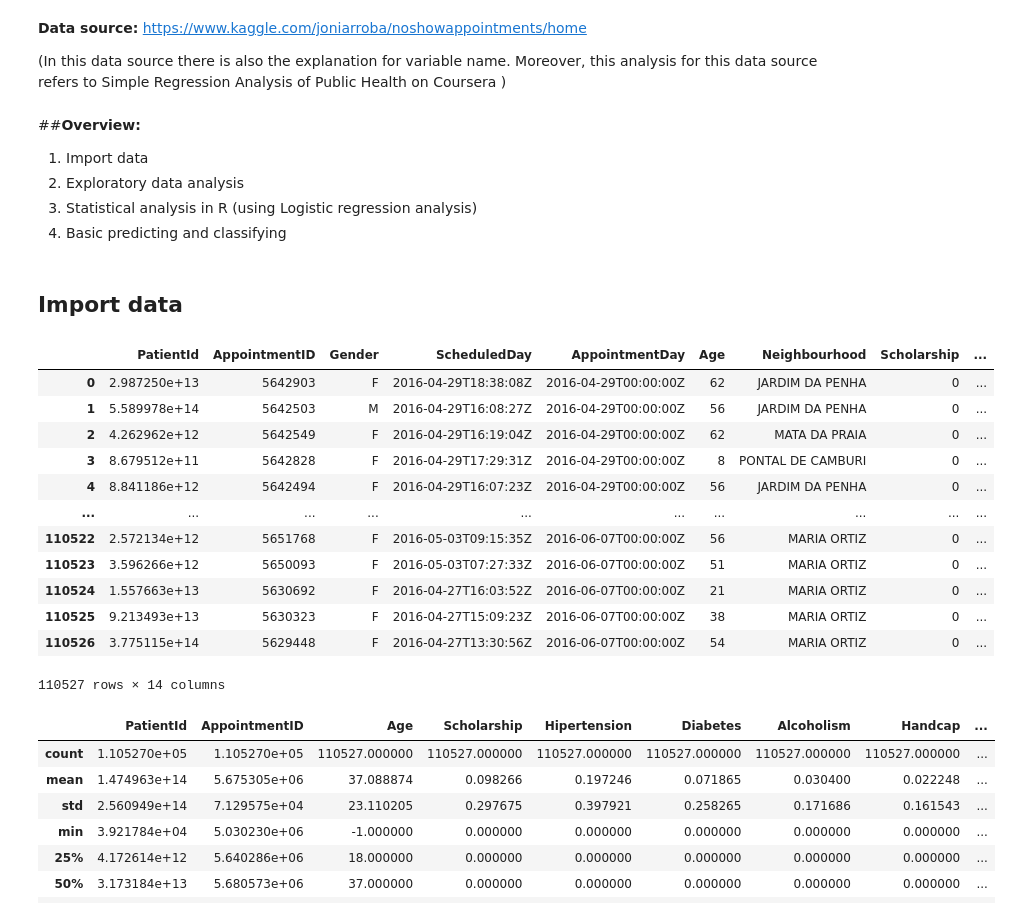
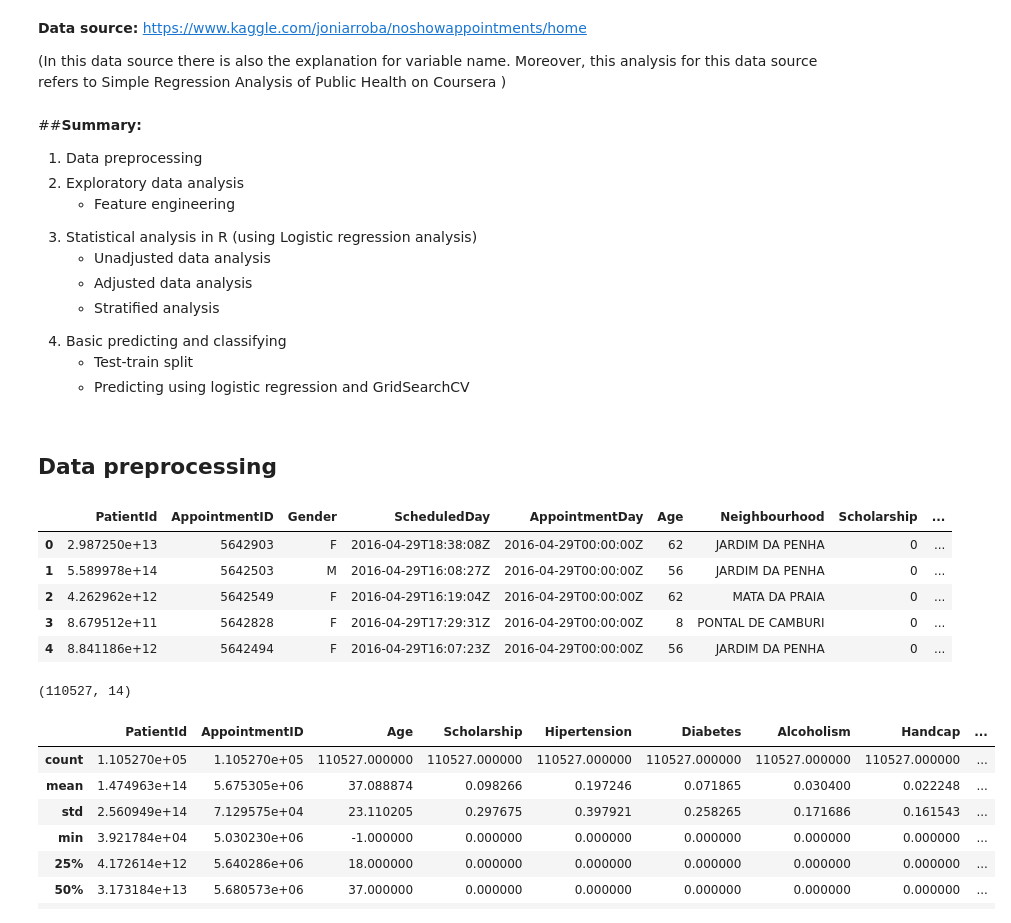
Before and after one commit to vy-phung/Data-analysis, a Jupyter notebook: No_Show_Medical_Appointment.ipynb, the cells around one changed output. Cells and saved outputs as stored; diff of their text form; code cells hidden in the pictures.

```diff
--- a/No_Show_Medical_Appointment.ipynb
+++ b/No_Show_Medical_Appointment.ipynb
@@ -17,13 +17,26 @@ In addition, I wil analyse other factors especially the factor of scheduling in
 **Data source:** https://www.kaggle.com/joniarroba/noshowappointments/home
 
  (In this data source there is also the explanation for variable name. Moreover, this analysis for this data source refers to Simple Regression Analysis of Public Health on Coursera )
-# %% [markdown]
-##**Overview:**
-
-1. Import data
-2. Exploratory data analysis
-3. Statistical analysis in R (using Logistic regression analysis)
-3. Basic predicting and classifying
+# %% [markdown]
+##**Summary:**
+<ol type="1">
+<li>Data preprocessing</li>
+<li>Exploratory data analysis</li>
+<ul>
+<li>Feature engineering</li>
+</ul>
+<li>Statistical analysis in R (using Logistic regression analysis)</li>
+<ul>
+<li>Unadjusted data analysis</li>
+<li>Adjusted data analysis</li>
+<li>Stratified analysis</li>
+</ul>
+<li>Basic predicting and classifying </li>
+<ul>
+<li>Test-train split</li>
+<li>Predicting using logistic regression and GridSearchCV</li>
+</ul>
+</ol>
 # %%
 # Import packages
 # Package
@@ -36,25 +51,22 @@ from sklearn import metrics
 import seaborn as sns
 import matplotlib.pyplot as plt
 %matplotlib inline
-# %% [markdown]
-## **Import data**
+# %% [markdown]
+## **Data preprocessing**
 # %%
 noshow = pd.read_csv('/content/KaggleV2-May-2016.csv')
-noshow
+noshow.head()
 # %% [output]
 |  | PatientId | AppointmentID | Gender | ScheduledDay | AppointmentDay | Age | Neighbourhood | Scholarship | ... |
 | 0 | 2.987250e+13 | 5642903 | F | 2016-04-29T18:38:08Z | 2016-04-29T00:00:00Z | 62 | JARDIM DA PENHA | 0 | ... |
 | 1 | 5.589978e+14 | 5642503 | M | 2016-04-29T16:08:27Z | 2016-04-29T00:00:00Z | 56 | JARDIM DA PENHA | 0 | ... |
 | 2 | 4.262962e+12 | 5642549 | F | 2016-04-29T16:19:04Z | 2016-04-29T00:00:00Z | 62 | MATA DA PRAIA | 0 | ... |
 | 3 | 8.679512e+11 | 5642828 | F | 2016-04-29T17:29:31Z | 2016-04-29T00:00:00Z | 8 | PONTAL DE CAMBURI | 0 | ... |
 | 4 | 8.841186e+12 | 5642494 | F | 2016-04-29T16:07:23Z | 2016-04-29T00:00:00Z | 56 | JARDIM DA PENHA | 0 | ... |
-| ... | ... | ... | ... | ... | ... | ... | ... | ... | ... |
-| 110522 | 2.572134e+12 | 5651768 | F | 2016-05-03T09:15:35Z | 2016-06-07T00:00:00Z | 56 | MARIA ORTIZ | 0 | ... |
-| 110523 | 3.596266e+12 | 5650093 | F | 2016-05-03T07:27:33Z | 2016-06-07T00:00:00Z | 51 | MARIA ORTIZ | 0 | ... |
-| 110524 | 1.557663e+13 | 5630692 | F | 2016-04-27T16:03:52Z | 2016-06-07T00:00:00Z | 21 | MARIA ORTIZ | 0 | ... |
-| 110525 | 9.213493e+13 | 5630323 | F | 2016-04-27T15:09:23Z | 2016-06-07T00:00:00Z | 38 | MARIA ORTIZ | 0 | ... |
-| 110526 | 3.775115e+14 | 5629448 | F | 2016-04-27T13:30:56Z | 2016-06-07T00:00:00Z | 54 | MARIA ORTIZ | 0 | ... |
-110527 rows × 14 columns
+# %%
+noshow.shape
+# %% [output]
+(110527, 14)
 # %%
 noshow.describe()
 # %% [output]
```
Also changed, not shown: parts of 59 cells of this notebook.
